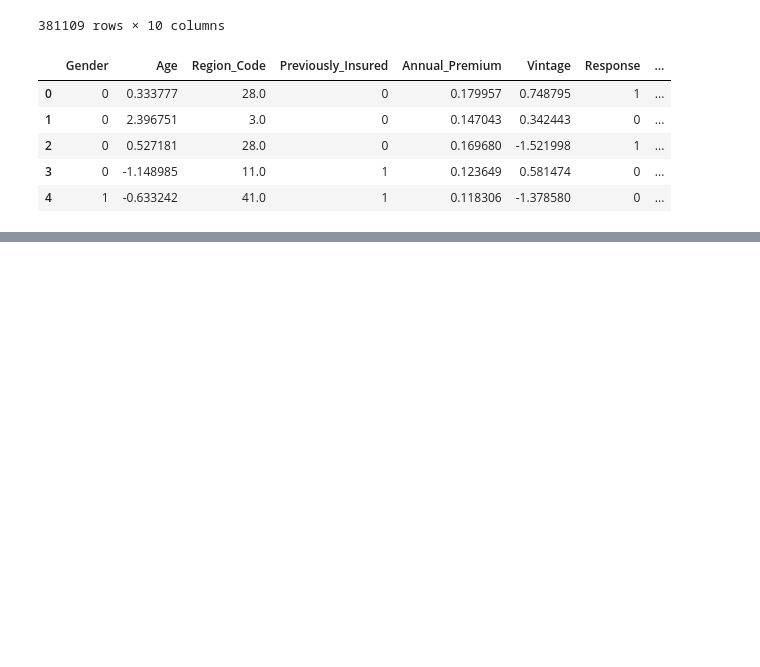
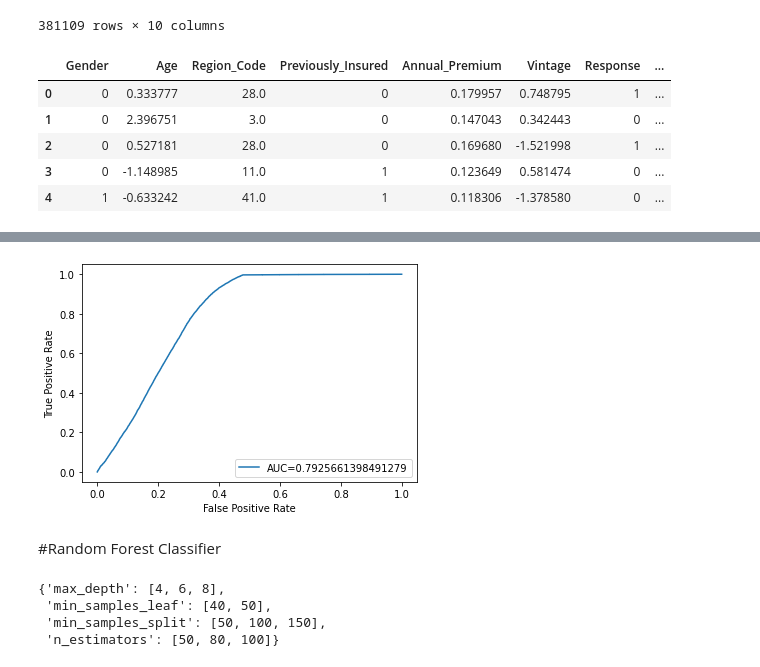
Before and after one commit to VaibhavBhusawale/HEALTH-INSURANCE-CROSS-SELL-PREDICTION, a Jupyter notebook: Copy_of_HEALTH_INSURANCE_CROSS_SELL_PREDICTION.ipynb, the cells around one changed output, grey strips where cells are left out. Saved outputs shown, nothing was run; the diff lists cells and outputs as text; code cells hidden in the pictures; blank space fills up the shorter version.

```diff
--- a/Copy_of_HEALTH_INSURANCE_CROSS_SELL_PREDICTION.ipynb
+++ b/Copy_of_HEALTH_INSURANCE_CROSS_SELL_PREDICTION.ipynb
@@ -589,0 +804,14 @@ from xgboost import XGBClassifier
+# %%
+#define metrics
+Y_pred_proba = log_regression.predict_proba(X_test)[::,1]
+fpr, tpr, _ = metrics.roc_curve(Y_test,  Y_pred_proba)
+auc = metrics.roc_auc_score(Y_test, Y_pred_proba)
+
+#create ROC curve
+plt.plot(fpr,tpr,label="AUC="+str(auc))
+plt.ylabel('True Positive Rate')
+plt.xlabel('False Positive Rate')
+plt.legend(loc=4)
+plt.show()
+# %% [output]
+[figure, added]
@@ -589,0 +820,2 @@ from xgboost import XGBClassifier
+# %% [markdown]
+#Random Forest Classifier
@@ -589,0 +840,7 @@ from xgboost import XGBClassifier
+# %%
+param_dict
+# %% [output]
+{'max_depth': [4, 6, 8],
+ 'min_samples_leaf': [40, 50],
+ 'min_samples_split': [50, 100, 150],
+ 'n_estimators': [50, 80, 100]}
```
Also changed, not shown: parts of 80 cells of this notebook.
